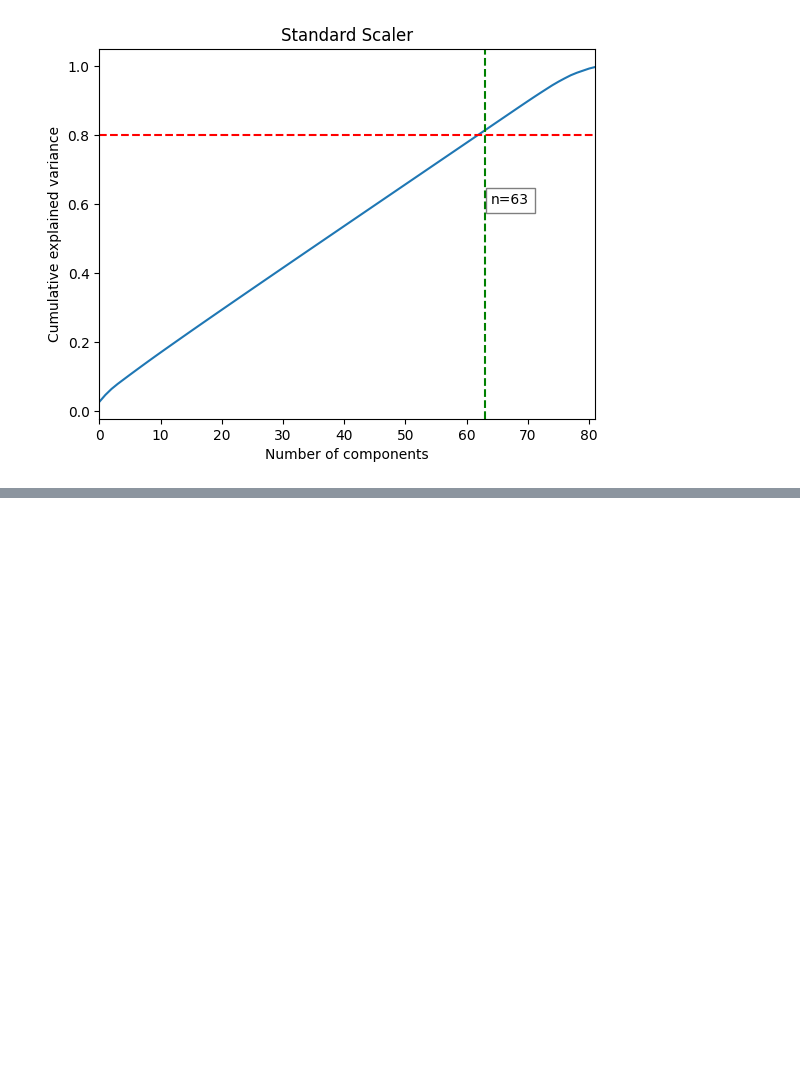
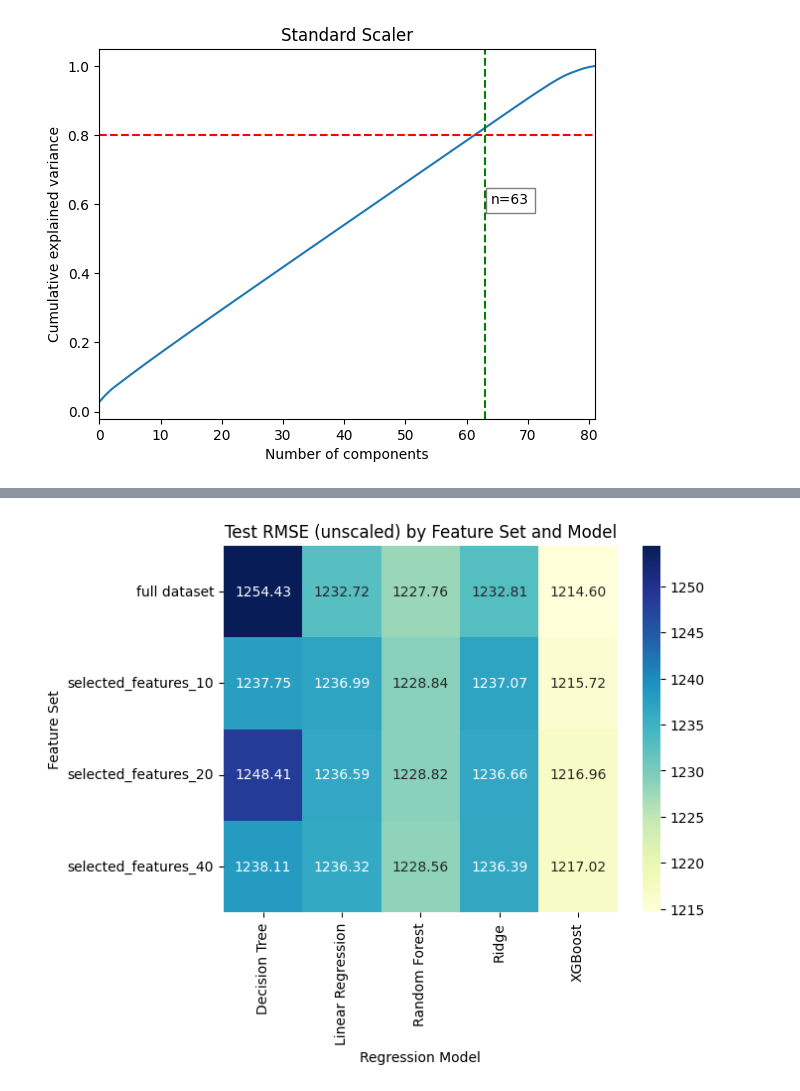
Before and after one commit to zkontor/DoorDashModels, a Jupyter notebook: Models/models.ipynb, the cells around one changed output, grey strips where cells are left out. Cells and saved outputs as stored; diff of their text form; code cells hidden in the pictures; blank space fills up the shorter version.

```diff
--- a/Models/models.ipynb
+++ b/Models/models.ipynb
@@ -445,17 +500,7 @@ def scale(scaler, X, y):
-# %%
-#minmax scaler
-X_scaled, y_scaled, X_scaler, y_scaler = scale(MinMaxScaler(), X, Y)
-# splitting after scaling
-X_train_scaled, X_test_scaled, y_train_scaled, y_test_scaled = train_test_split(
-        X_scaled, y_scaled, test_size=0.2, random_state=42)
 # %%
 #Inverse Transform for Metric comparison
 # Since the data is scaled, need to apply the inverse transfrom to get the target variable measured in seconds and use RMSE to evaluate the errors
 from sklearn.metrics import root_mean_squared_error
-def RMSEInverse (scaler, y_test,y_pred_scaled, model_name):
-    """Converting the scaled error to original error units """
-    y_predict = scaler.inverse_transform(y_pred_scaled.reshape(-1, 1))
-    #returning the RMSE
-    rmse_error = root_mean_squared_error(y_test, y_predict[:,0])
-    print(f"Error = {rmse_error} in {model_name}")
-    return rmse_error, y_predict
+from math import sqrt
+def my_rmse(y_true, y_pred):
+    return sqrt(root_mean_squared_error(y_true, y_pred))
@@ -462,7 +541,15 @@ def RMSEInverse (scaler, y_test,y_pred_scaled, model_name):
+# %%
+#Need the inverse transform to convert the scaled predictions back to the original units (seconds)
+def RMSEInverse(y_scaler, y_test, y_pred_scaled, model_name):
+    # Inverse-transform the scaled predictions
+    y_pred_unscaled = y_scaler.inverse_transform(y_pred_scaled.reshape(-1, 1))[:,0]
+    rmse_error = root_mean_squared_error(y_test, y_pred_unscaled)
+    print(f"Error in original units = {rmse_error:.2f} in {model_name}")
+    return rmse_error, y_pred_unscaled
 # %%
 #function to run the models:
 def run_model(X_train, y_train, X_test, y_test, model, model_name, verbose=True):
-    """Apply the selected model and measure the error."""
+    """Apply the selected model and measure train and test RMSE."""
     model.fit(X_train, y_train)
 
     # Predictions on the training set
@@ -474,7 +561,7 @@ def run_model(X_train, y_train, X_test, y_test, model, model_name, verbose=True)
     test_error = root_mean_squared_error(y_test, y_test_pred)
 
     if verbose:
-        print("Train error = {} in {}".format(train_error, model_name))
-        print("Test error = {} in {}".format(test_error, model_name))
+        print("Train error = {:.2f} in {}".format(train_error, model_name))
+        print("Test error = {:.2f} in {}".format(test_error, model_name))
 
     return model, y_train_pred, y_test_pred, train_error, test_error
@@ -635,0 +906,9 @@ pred_df
+# %%
+#plotting the pred_df
+sns.heatmap(pred_df.pivot_table(index='feature_set', columns='regression_model', values='test_RMSE_scaled'), annot=True, fmt=".2f", cmap="YlGnBu")
+plt.title("Test RMSE (unscaled) by Feature Set and Model")
+plt.xlabel("Regression Model")
+plt.ylabel("Feature Set")
+plt.show()
+# %% [output]
+[figure, added]
```
Also changed, not shown: parts of 11 cells of this notebook, 1 other file.
